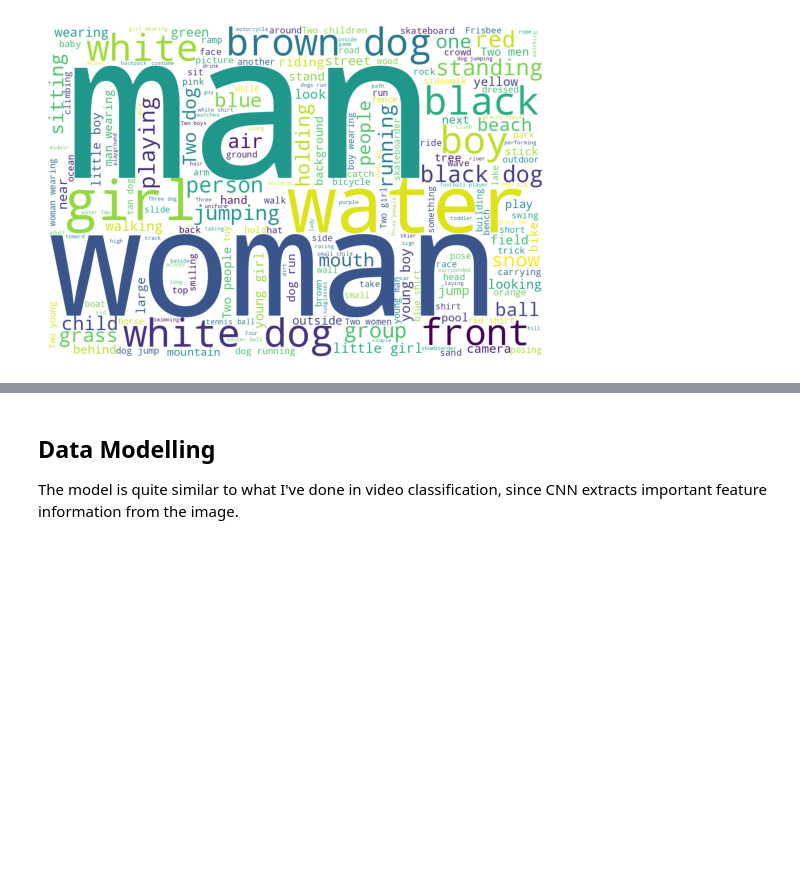
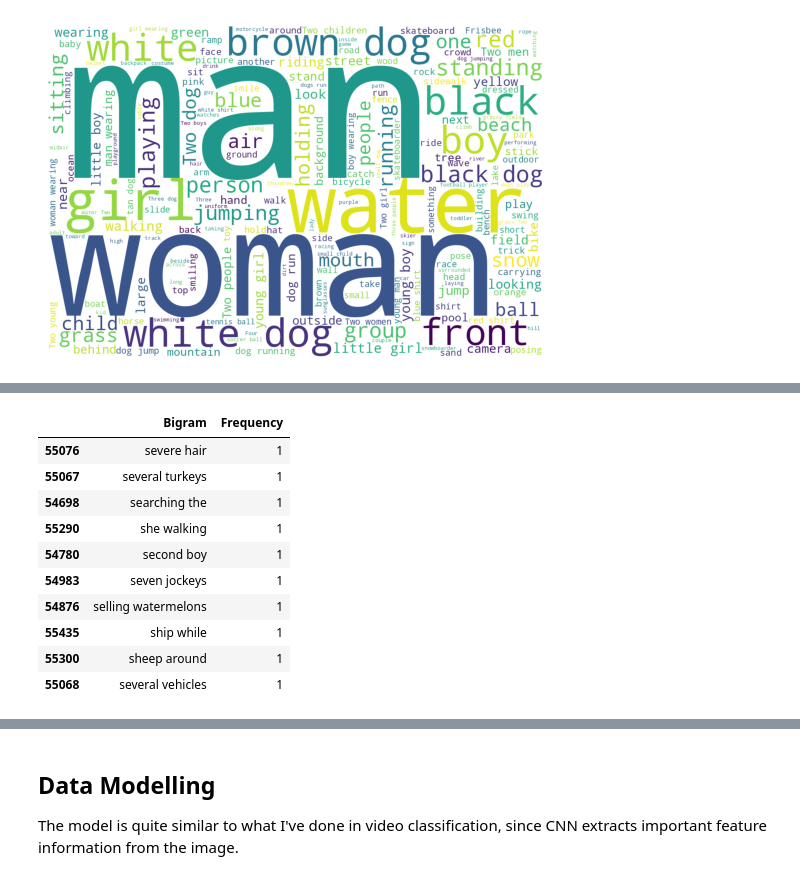
Before and after one commit to anthonycreates2000/Image-Captioning-with-Flickr30-Dataset, a Jupyter notebook: Image_Captioning_Computer_Vision_with_Flickr8K_Dataset.ipynb, the cells around one changed output, grey strips where cells are left out. Saved outputs shown, nothing was run; the diff lists cells and outputs as text; code cells hidden in the pictures; blank space fills up the shorter version.

```diff
--- a/Image_Captioning_Computer_Vision_with_Flickr8K_Dataset.ipynb
+++ b/Image_Captioning_Computer_Vision_with_Flickr8K_Dataset.ipynb
@@ -277,0 +335,15 @@ Most frequent bigrams and trigrams
+# %%
+bottom_10_bigrams = sorted_total_occurence_per_features.nsmallest(10, "Frequency")
+bottom_10_bigrams
+# %% [output]
+|  | Bigram | Frequency |
+| 55076 | severe hair | 1 |
+| 55067 | several turkeys | 1 |
+| 54698 | searching the | 1 |
+| 55290 | she walking | 1 |
+| 54780 | second boy | 1 |
+| 54983 | seven jockeys | 1 |
+| 54876 | selling watermelons | 1 |
+| 55435 | ship while | 1 |
+| 55300 | sheep around | 1 |
+| 55068 | several vehicles | 1 |
```
Also changed, not shown: parts of 11 cells of this notebook.
